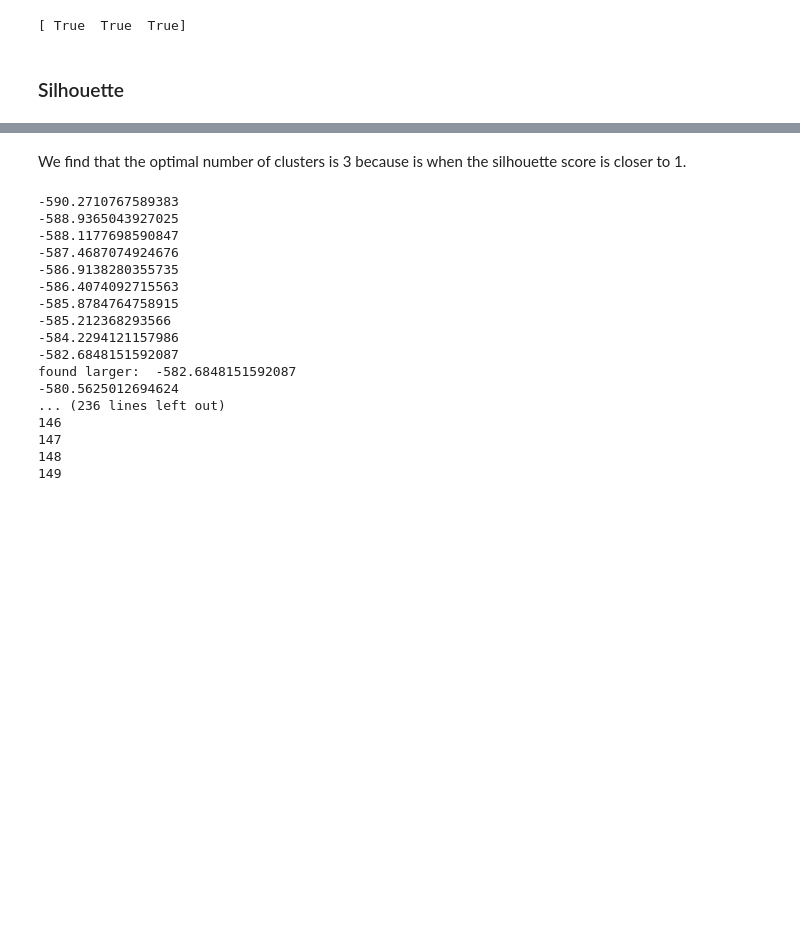
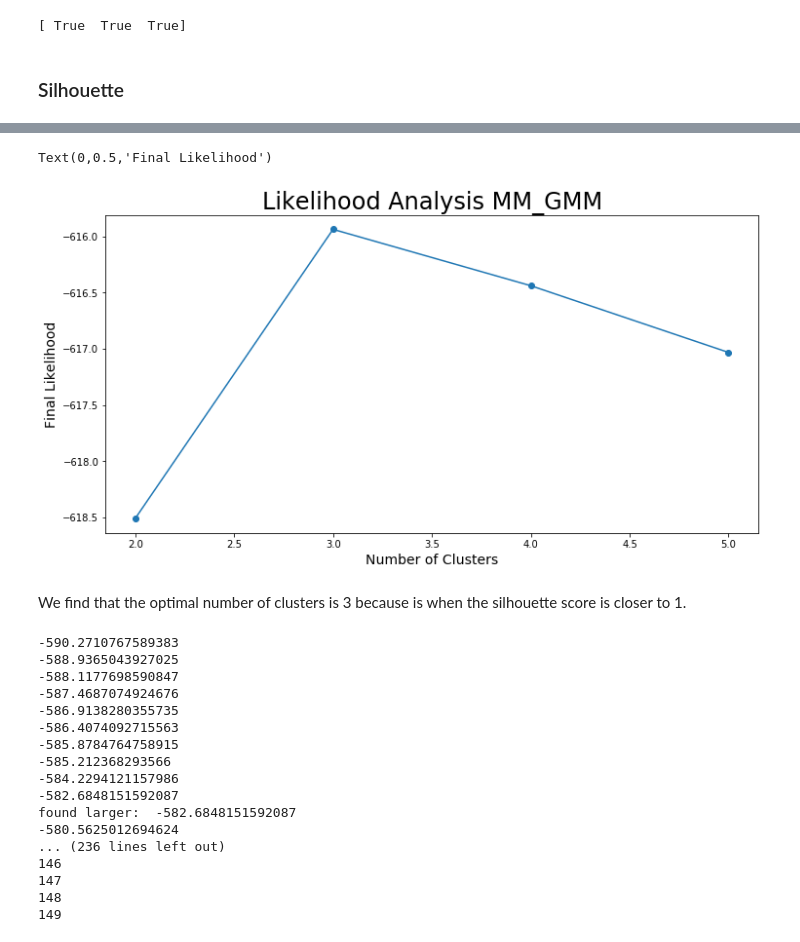
Before and after one commit to greciaarabeli/Thesis, a Jupyter notebook: Jupyter_Notebooks/Example_Ensembles_Methods.ipynb, the cells around one changed output, grey strips where cells are left out. Cells and saved outputs as stored; diff of their text form; code cells hidden in the pictures; blank space fills up the shorter version.

```diff
--- a/Jupyter_Notebooks/Example_Ensembles_Methods.ipynb
+++ b/Jupyter_Notebooks/Example_Ensembles_Methods.ipynb
@@ -294,3 +278,12 @@ Text(0,0.5,'silhouette_scores')
+# %%
+plt.figure(figsize=(12,6))
+plt.plot( clusters_df.num_clusters, clusters_df.likelihoods, marker = "o" )
+plt.title('Likelihood Analysis MM_GMM',fontsize=24)
+plt.xlabel("Number of Clusters", fontsize=14)
+plt.ylabel("Final Likelihood", fontsize=14)
+# %% [output]
+Text(0,0.5,'Final Likelihood')
+[figure, added]
 # %% [markdown]
 We find that the optimal number of clusters is 3 because is when the silhouette score is closer to 1.
 # %%
```
Also changed, not shown: parts of 2 cells of this notebook.
